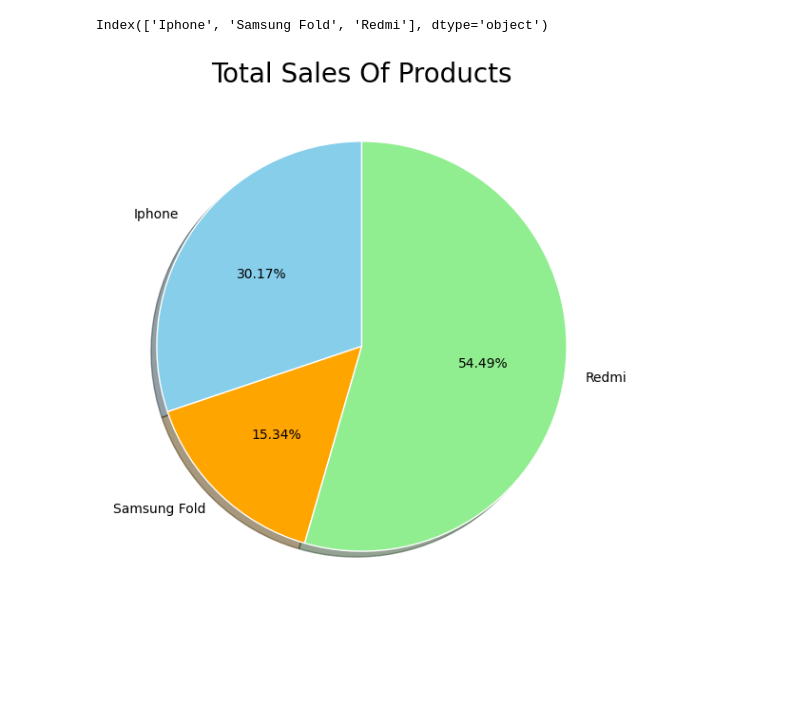
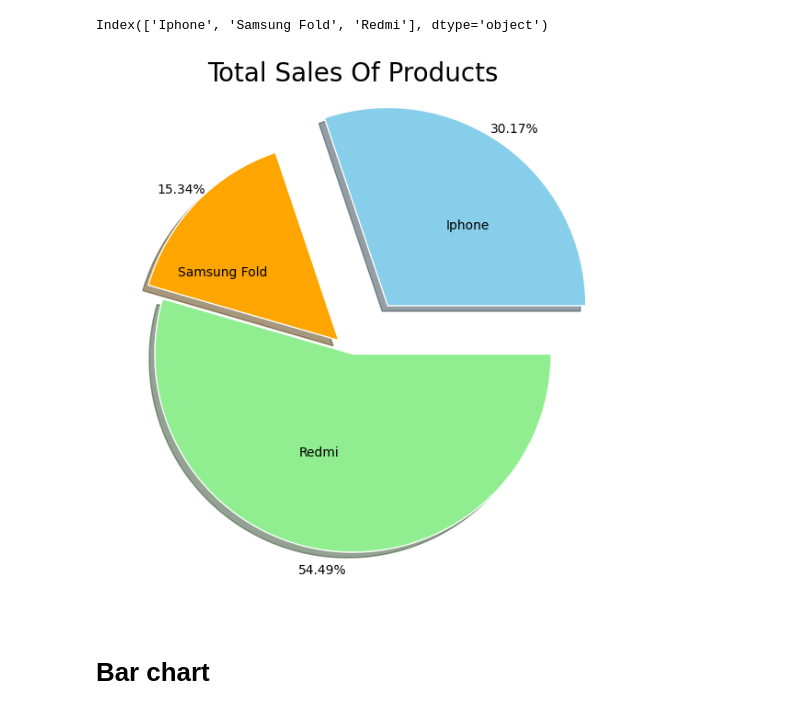
Before and after one commit to Gani25/python_weekdays_b1, a Jupyter notebook: pandas/matplotlib and seaborn/matplot.ipynb, the cells around one changed output. Drawn from its saved outputs; the diff is of its cells as text; code cells hidden in the pictures; blank space fills up the shorter version.

```diff
--- a/pandas/matplotlib and seaborn/matplot.ipynb
+++ b/pandas/matplotlib and seaborn/matplot.ipynb
@@ -88,15 +88,20 @@ Index(['Iphone', 'Samsung Fold', 'Redmi'], dtype='object')
 # %%
 plt.figure(figsize=(7,7))
 plt.pie(
     total_sales,
     labels=total_sales.index,
-    startangle=90,
+    startangle=0,
     autopct="%.2f%%",
     colors=["skyblue","orange","lightgreen"],
     wedgeprops = {"edgecolor":"white"},
-    shadow=True
+    shadow=True,
+    labeldistance = 0.5,
+    pctdistance = 1.1,
+    explode = (0.3,0.1,0)
 )
-plt.title("Total Sales Of Products", fontsize = 20)
+plt.title("Total Sales Of Products", fontsize = 20, pad= 20)
 plt.show()
 # %% [output]
-[figure, old version]
+[figure, new version]
+# %% [markdown]
+# Bar chart
```
Also changed, not shown: parts of 5 cells of this notebook.
